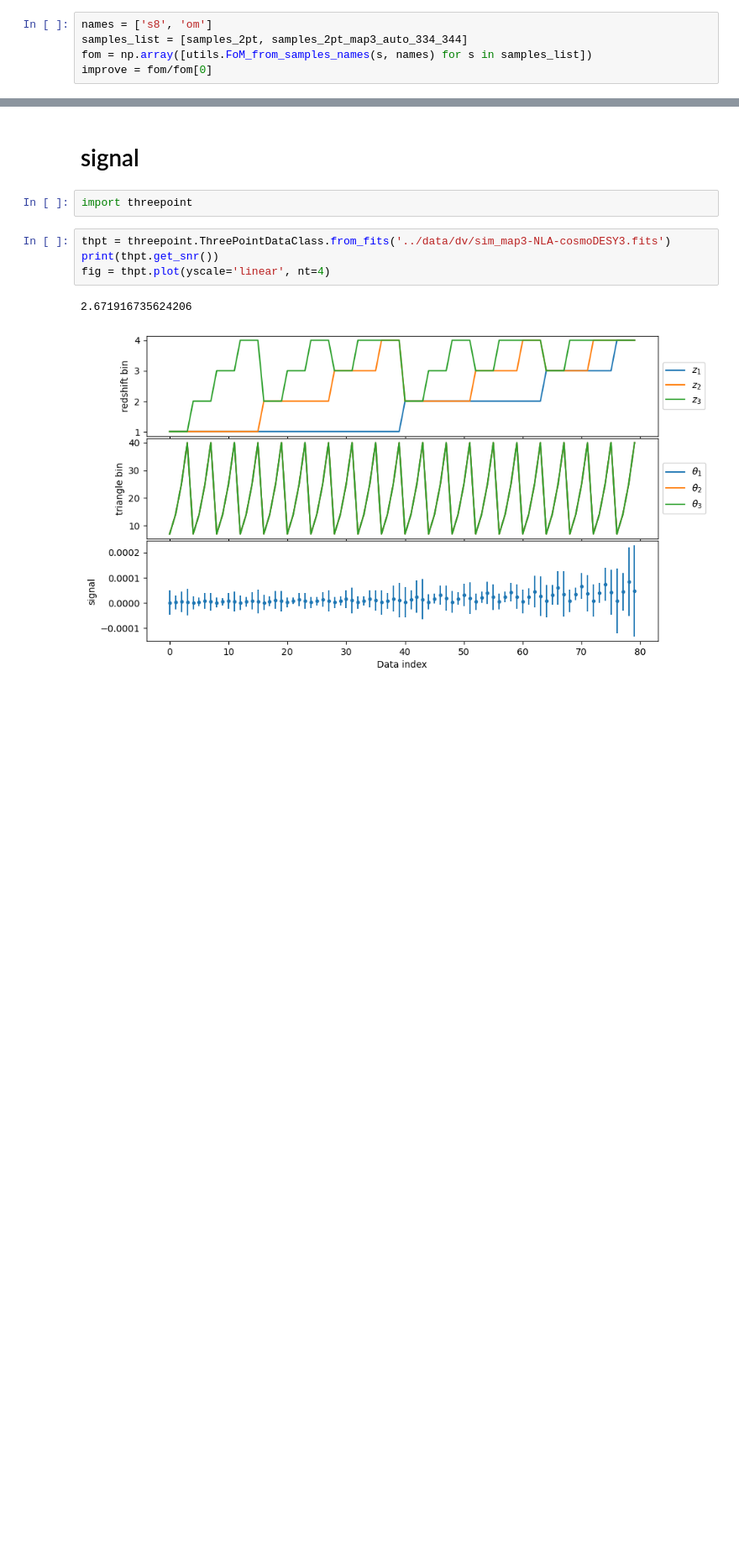
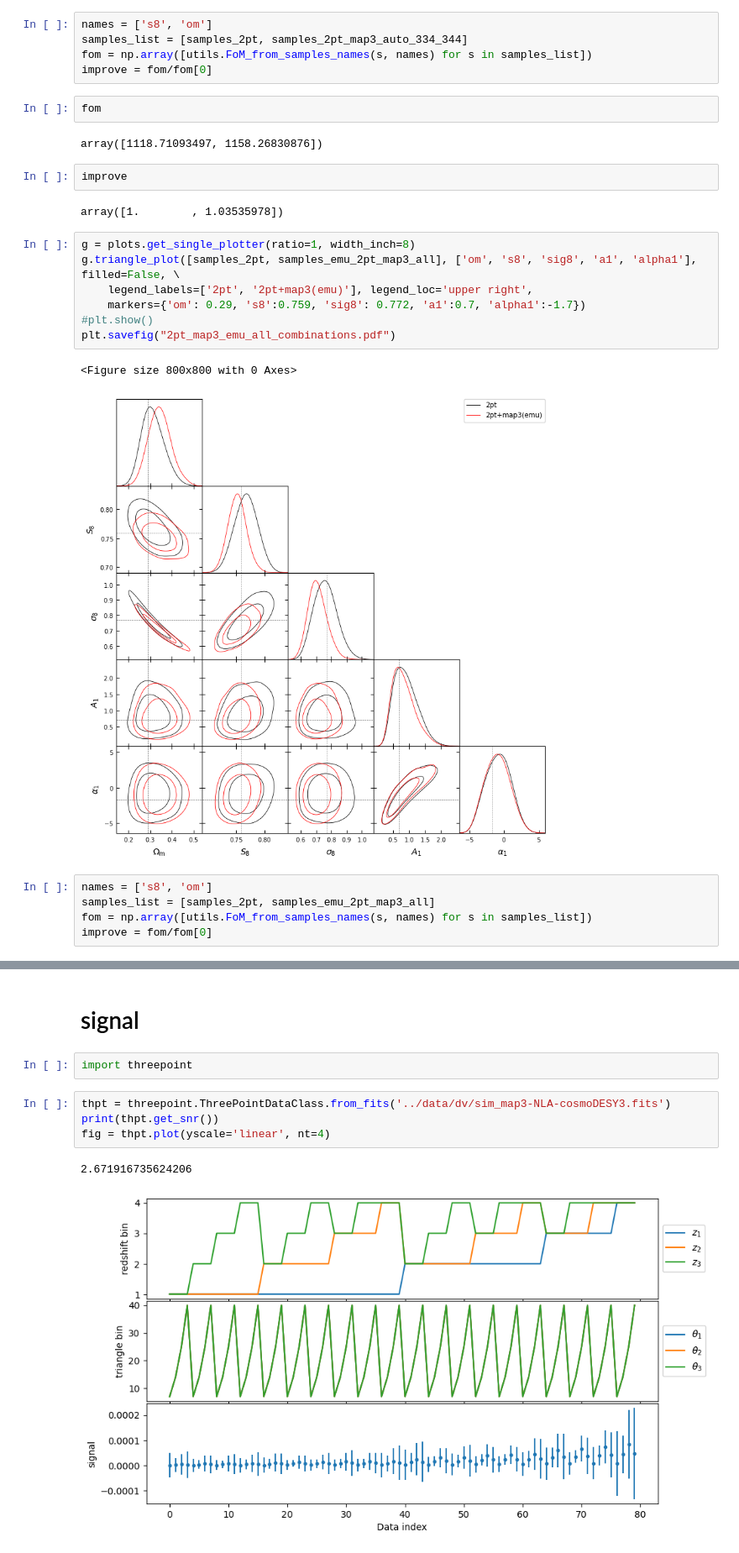
Before and after one commit to rchgomes/3pcf_integrator, a Jupyter notebook: plot-notebooks/plot-test-desy3c-run.ipynb, the cells around one changed output, grey strips where cells are left out. Shown at 84% size. Cells and saved outputs as stored; diff of their text form; blank space fills up the shorter version.

```diff
--- a/plot-notebooks/plot-test-desy3c-run.ipynb
+++ b/plot-notebooks/plot-test-desy3c-run.ipynb
@@ -43,6 +46,29 @@ names = ['s8', 'om']
 samples_list = [samples_2pt, samples_2pt_map3_auto_334_344]
 fom = np.array([utils.FoM_from_samples_names(s, names) for s in samples_list])
 improve = fom/fom[0]
+# %%
+fom
+# %% [output]
+array([1118.71093497, 1158.26830876])
+# %%
+improve
+# %% [output]
+array([1.        , 1.03535978])
+# %%
+g = plots.get_single_plotter(ratio=1, width_inch=8)
+g.triangle_plot([samples_2pt, samples_emu_2pt_map3_all], ['om', 's8', 'sig8', 'a1', 'alpha1'], filled=False, \
+    legend_labels=['2pt', '2pt+map3(emu)'], legend_loc='upper right',
+    markers={'om': 0.29, 's8':0.759, 'sig8': 0.772, 'a1':0.7, 'alpha1':-1.7})
+#plt.show()
+plt.savefig("2pt_map3_emu_all_combinations.pdf")
+# %% [output]
+<Figure size 800x800 with 0 Axes>
+[figure, added]
+# %%
+names = ['s8', 'om']
+samples_list = [samples_2pt, samples_emu_2pt_map3_all]
+fom = np.array([utils.FoM_from_samples_names(s, names) for s in samples_list])
+improve = fom/fom[0]
 # %%
 fom
 # %% [output]
```
Also changed, not shown: parts of 4 cells of this notebook, 8 other files.
